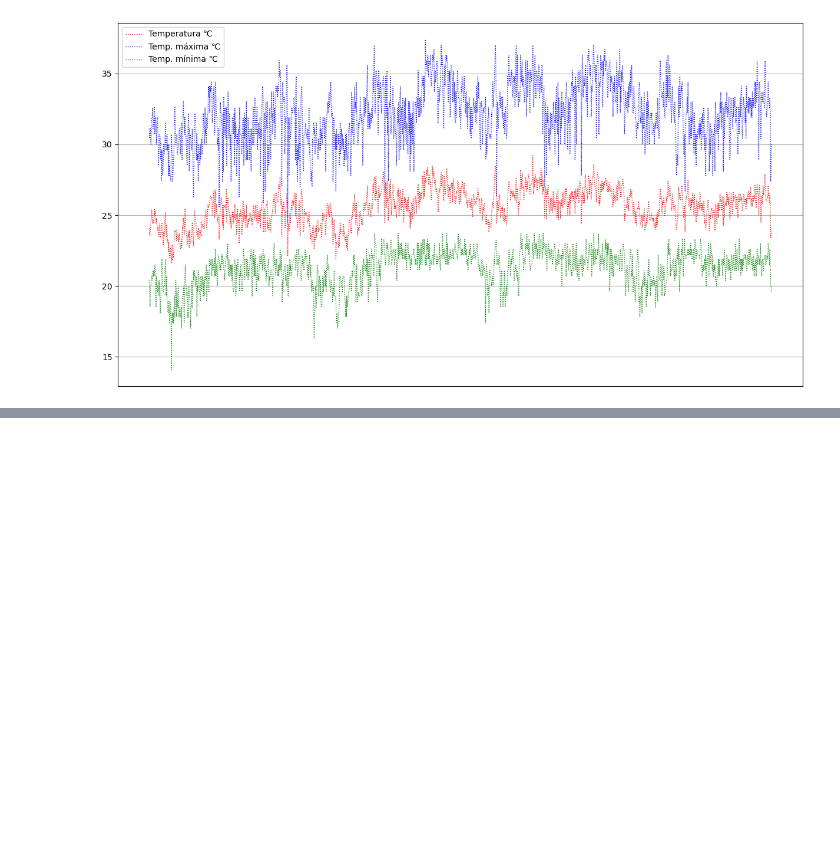
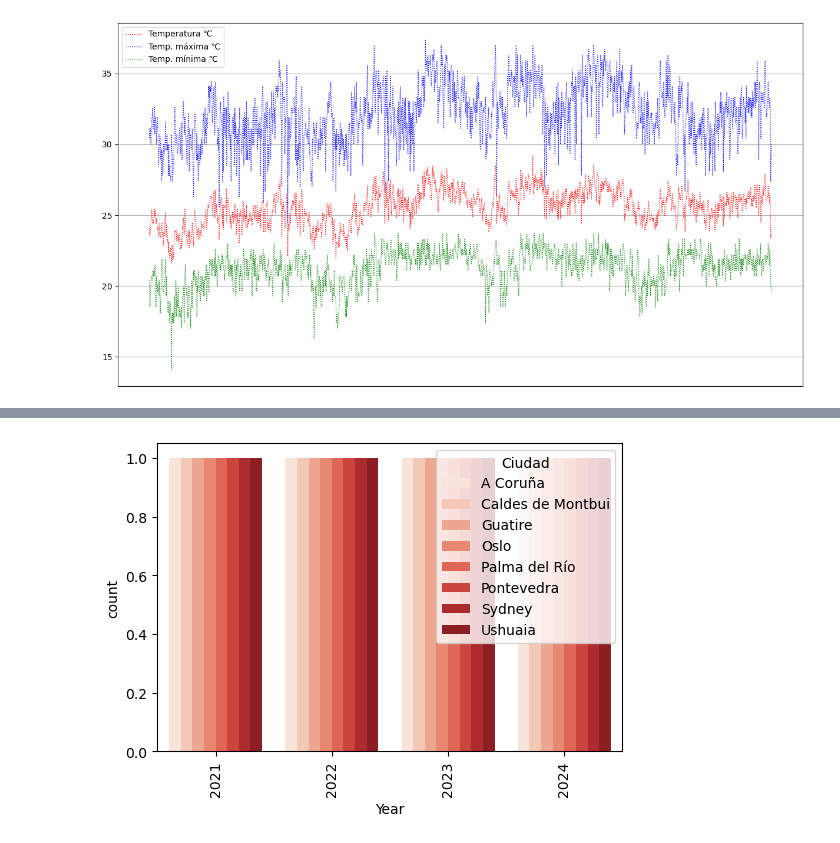
Before and after one commit to Belenm1995/Proyecto_Equipo_D, a Jupyter notebook: Proyecto_D/Análisis_datos.ipynb, the cells around one changed output, grey strips where cells are left out. Drawn from its saved outputs; the diff is of its cells as text; code cells hidden in the pictures; blank space fills up the shorter version.

```diff
--- a/Proyecto_D/Análisis_datos.ipynb
+++ b/Proyecto_D/Análisis_datos.ipynb
@@ -72,9 +142,13 @@ df_guatire = df_guatire.drop("Unnamed: 0", axis = 1)
 ## Sidney
 # %%
 df_sidney_21 = pd.read_csv("sidney_2021-11-15_2022-11-15.csv")
+df_sidney_21["Year"] = "2021"
 df_sidney_22 = pd.read_csv("sidney_2022-11-15_2023-11-15.csv")
+df_sidney_22["Year"] = "2022"
 df_sidney_23 = pd.read_csv("sidney_2023-11-15_2024-11-15.csv")
+df_sidney_23["Year"] = "2023"
 df_sidney_24 = pd.read_csv("sidney_2024-11-15_2025-11-15.csv")
+df_sidney_24["Year"] = "2024"
 df_sidney = pd.concat([df_sidney_21, df_sidney_22, df_sidney_23, df_sidney_24], axis = 0, ignore_index = True)
 df_sidney = df_sidney.drop("Unnamed: 0", axis = 1)
 # %% [markdown]
@@ -390,0 +460,9 @@ KeyError: "None of [Index(['2021-11-15', '2021-11-16', '2021-11-17', '2021-11-18
+# %%
+plt.figure(figsize = (6, 4))
+
+sns.countplot(x = "Year", hue = "Ciudad", data = df.groupby(by = ["Year","Ciudad"]).agg({"Temperatura máxima": "max"}), palette = "Reds")
+plt.xticks(rotation = 90)
+
+plt.show()
+# %% [output]
+[figure, added]
```
Also changed, not shown: parts of 22 cells of this notebook.
